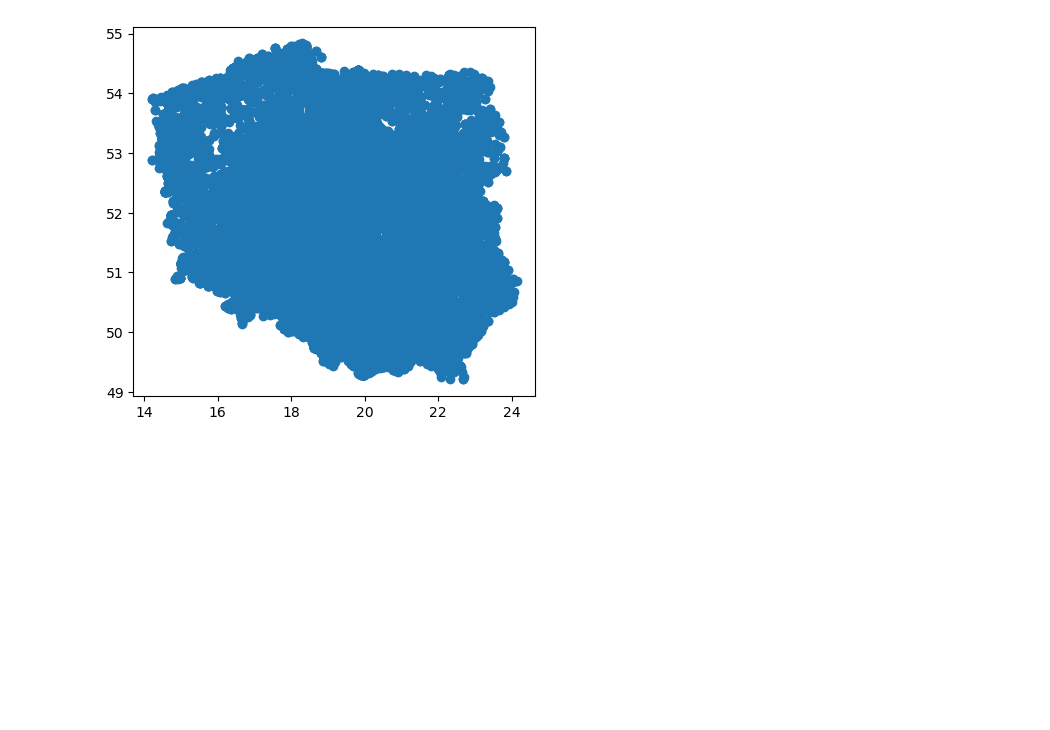
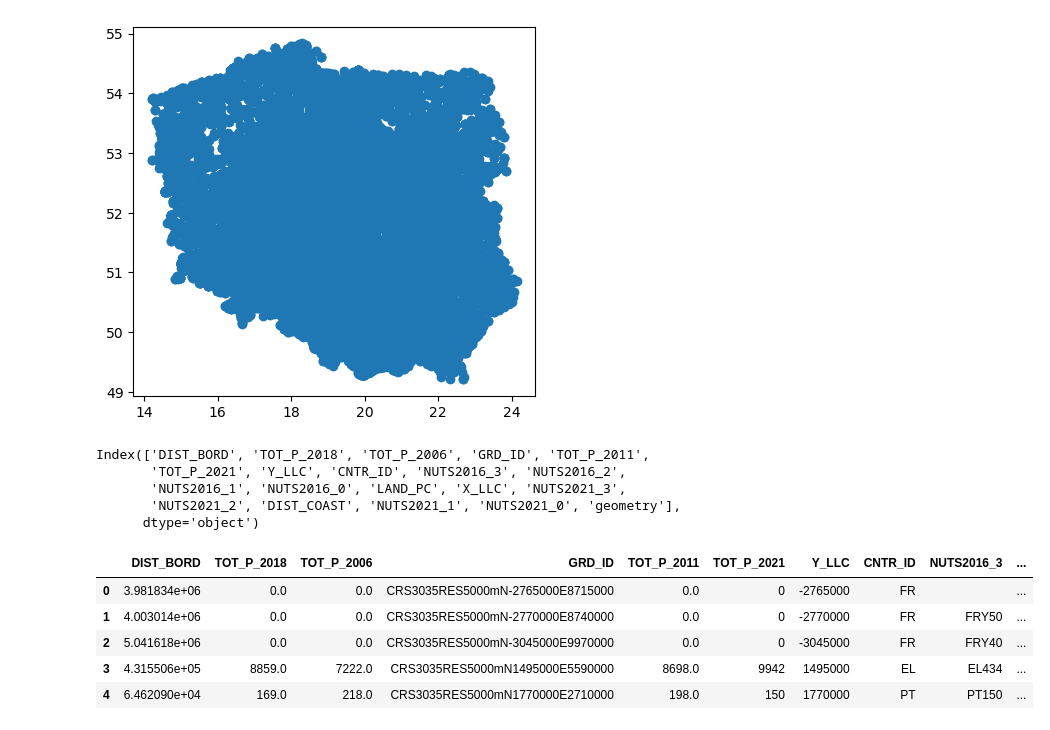
Before and after one commit to Goul4sh/adp_projekt, a Jupyter notebook: Analiza.ipynb, the cells around one changed output. Drawn from its saved outputs; the diff is of its cells as text; code cells hidden in the pictures; blank space fills up the shorter version.

```diff
--- a/Analiza.ipynb
+++ b/Analiza.ipynb
@@ -232,0 +235,19 @@ filtered_df.to_file("polska_szkoly.gpkg", layer="polska_szkoly", driver="GPKG")
+# %%
+ludnosci = gpd.read_file("data/grid_5km_surf.gpkg")
+# %%
+ludnosci.columns
+# %% [output]
+Index(['DIST_BORD', 'TOT_P_2018', 'TOT_P_2006', 'GRD_ID', 'TOT_P_2011',
+       'TOT_P_2021', 'Y_LLC', 'CNTR_ID', 'NUTS2016_3', 'NUTS2016_2',
+       'NUTS2016_1', 'NUTS2016_0', 'LAND_PC', 'X_LLC', 'NUTS2021_3',
+       'NUTS2021_2', 'DIST_COAST', 'NUTS2021_1', 'NUTS2021_0', 'geometry'],
+      dtype='object')
+# %%
+ludnosci.head()
+# %% [output]
+|  | DIST_BORD | TOT_P_2018 | TOT_P_2006 | GRD_ID | TOT_P_2011 | TOT_P_2021 | Y_LLC | CNTR_ID | NUTS2016_3 | ... |
+| 0 | 3.981834e+06 | 0.0 | 0.0 | CRS3035RES5000mN-2765000E8715000 | 0.0 | 0 | -2765000 | FR |  | ... |
+| 1 | 4.003014e+06 | 0.0 | 0.0 | CRS3035RES5000mN-2770000E8740000 | 0.0 | 0 | -2770000 | FR | FRY50 | ... |
+| 2 | 5.041618e+06 | 0.0 | 0.0 | CRS3035RES5000mN-3045000E9970000 | 0.0 | 0 | -3045000 | FR | FRY40 | ... |
+| 3 | 4.315506e+05 | 8859.0 | 7222.0 | CRS3035RES5000mN1495000E5590000 | 8698.0 | 9942 | 1495000 | EL | EL434 | ... |
+| 4 | 6.462090e+04 | 169.0 | 218.0 | CRS3035RES5000mN1770000E2710000 | 198.0 | 150 | 1770000 | PT | PT150 | ... |
```
Also changed, not shown: parts of 4 cells of this notebook, 4 other files.
